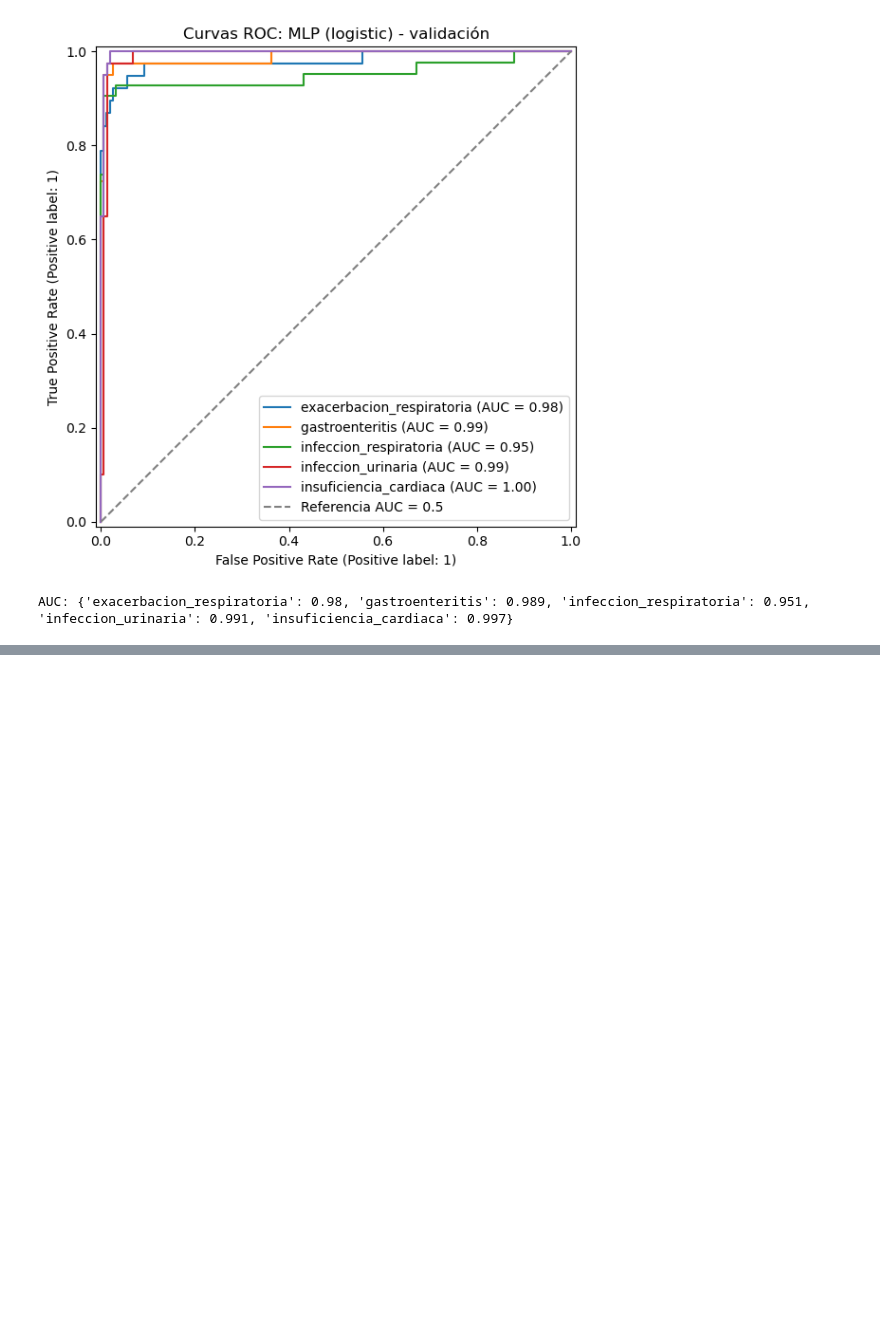
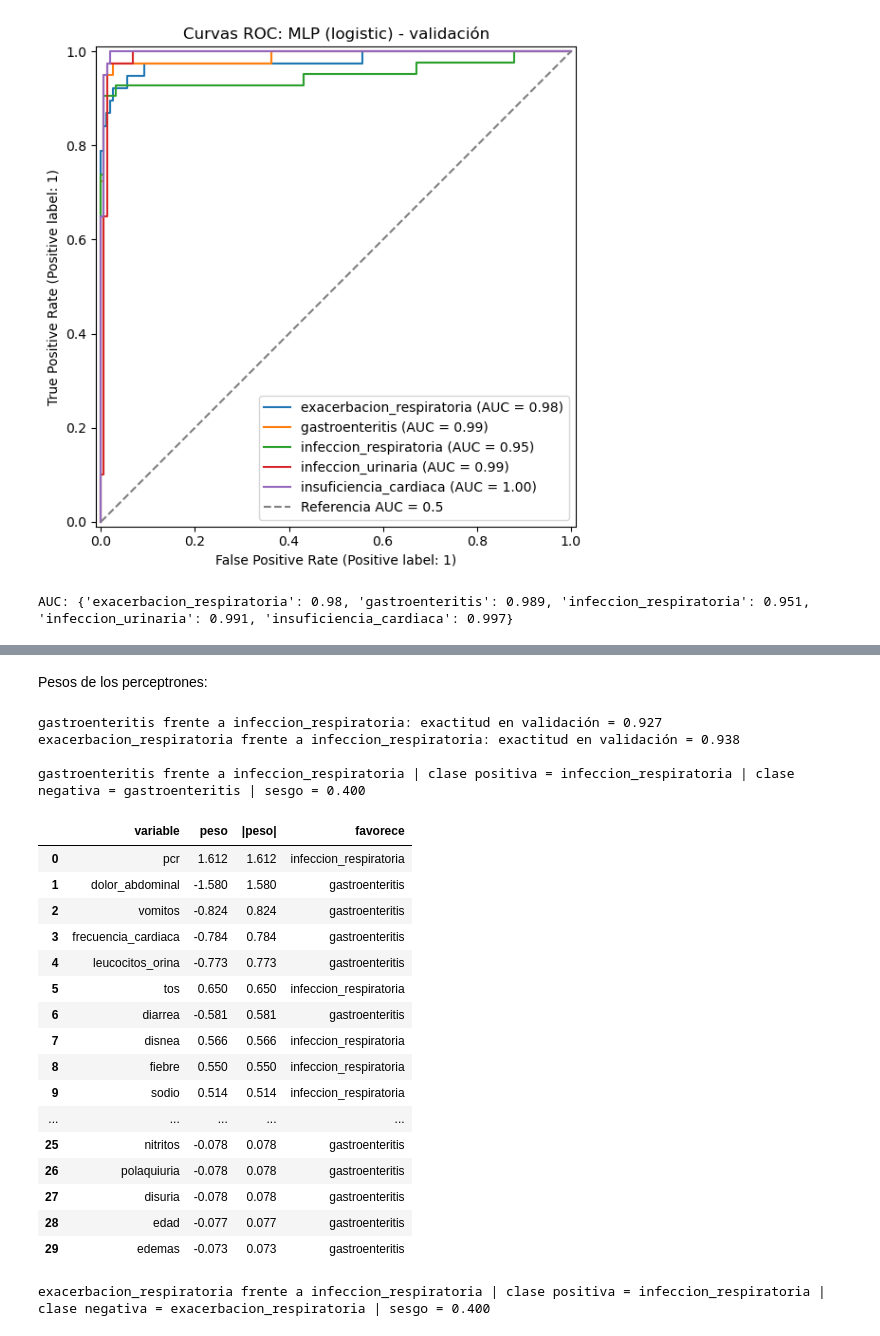
Before and after one commit to angelaNavarro11/sist-apoyo-decision-clinica, a Jupyter notebook: notebooks/Practica3-Resultados.ipynb, the cells around one changed output, grey strips where cells are left out. Drawn from its saved outputs; the diff is of its cells as text; code cells hidden in the pictures; blank space fills up the shorter version.

Commit message:
Principio tarea 5 (#11)

```diff
--- a/notebooks/Practica3-Resultados.ipynb
+++ b/notebooks/Practica3-Resultados.ipynb
@@ -749,0 +754,68 @@ AUC: {'exacerbacion_respiratoria': 0.98, 'gastroenteritis': 0.989, 'infeccion_re
+# %% [markdown]
+Pesos de los perceptrones:
+# %%
+from sklearn.pipeline import make_pipeline
+from sklearn.preprocessing import StandardScaler
+from sklearn.linear_model import Perceptron
+from sklearn.metrics import accuracy_score
+
+
+def entrenar_perceptron_binario(clase_1, clase_2):
+    #Mismo entrenamiento que experimento_binario (Tarea 4), pero devolviendo el modelo.
+    mascara_entr = y_entrenamiento.isin([clase_1, clase_2])
+    modelo = make_pipeline(StandardScaler(),
+                        Perceptron(max_iter=1000, tol=1e-3, eta0=0.1, random_state=21))
+    modelo.fit(X_entrenamiento[mascara_entr], y_entrenamiento[mascara_entr])
+    return modelo
+
+
+pares = [("gastroenteritis", "infeccion_respiratoria"),
+        ("infeccion_respiratoria", "exacerbacion_respiratoria")]
+modelos_binarios = {}
+for a, b in pares:
+    m = entrenar_perceptron_binario(a, b)
+    modelos_binarios[f"{m.classes_[0]} frente a {m.classes_[1]}"] = m
+
+# Debe dar la misma exactitud en validación que la tabla de la Tarea 4 (0.927 y 0.938)
+for nombre, modelo in modelos_binarios.items():
+    mascara_val = y_validacion.isin(list(modelo.classes_))
+    acc = accuracy_score(y_validacion[mascara_val], modelo.predict(X_validacion[mascara_val]))
+    print(f"{nombre}: exactitud en validación = {acc:.3f}")
+
+
+def tabla_pesos_perceptron(modelo, nombres_variables):
+    """Pesos de un perceptrón binario (sobre variables escaladas), ordenados por valor absoluto."""
+    pesos = modelo[-1].coef_[0]
+    clase_neg, clase_pos = modelo.classes_
+    tabla = pd.DataFrame({"variable": nombres_variables, "peso": pesos, "|peso|": np.abs(pesos)})
+    tabla["favorece"] = np.where(tabla["peso"] > 0, clase_pos, clase_neg)
+    return tabla.sort_values("|peso|", ascending=False).reset_index(drop=True)
+
+
+for nombre, modelo in modelos_binarios.items():
+    clase_neg, clase_pos = modelo.classes_
+    print(f"\n{nombre} | clase positiva = {clase_pos} | clase negativa = {clase_neg} | sesgo = {modelo[-1].intercept_[0]:.3f}")
+    display(tabla_pesos_perceptron(modelo, columnas_X).round(3))
+# %% [output]
+gastroenteritis frente a infeccion_respiratoria: exactitud en validación = 0.927
+exacerbacion_respiratoria frente a infeccion_respiratoria: exactitud en validación = 0.938
+
+gastroenteritis frente a infeccion_respiratoria | clase positiva = infeccion_respiratoria | clase negativa = gastroenteritis | sesgo = 0.400
+|  | variable | peso | |peso| | favorece |
+| 0 | pcr | 1.612 | 1.612 | infeccion_respiratoria |
+| 1 | dolor_abdominal | -1.580 | 1.580 | gastroenteritis |
+| 2 | vomitos | -0.824 | 0.824 | gastroenteritis |
+| 3 | frecuencia_cardiaca | -0.784 | 0.784 | gastroenteritis |
+| 4 | leucocitos_orina | -0.773 | 0.773 | gastroenteritis |
+| 5 | tos | 0.650 | 0.650 | infeccion_respiratoria |
+| 6 | diarrea | -0.581 | 0.581 | gastroenteritis |
+| 7 | disnea | 0.566 | 0.566 | infeccion_respiratoria |
+| 8 | fiebre | 0.550 | 0.550 | infeccion_respiratoria |
+| 9 | sodio | 0.514 | 0.514 | infeccion_respiratoria |
+| ... | ... | ... | ... | ... |
+| 25 | nitritos | -0.078 | 0.078 | gastroenteritis |
+| 26 | polaquiuria | -0.078 | 0.078 | gastroenteritis |
+| 27 | disuria | -0.078 | 0.078 | gastroenteritis |
+| 28 | edad | -0.077 | 0.077 | gastroenteritis |
+| 29 | edemas | -0.073 | 0.073 | gastroenteritis |
+exacerbacion_respiratoria frente a infeccion_respiratoria | clase positiva = infeccion_respiratoria | clase negativa = exacerbacion_respiratoria | sesgo = 0.400
```
Also changed, not shown: parts of 10 cells of this notebook.
